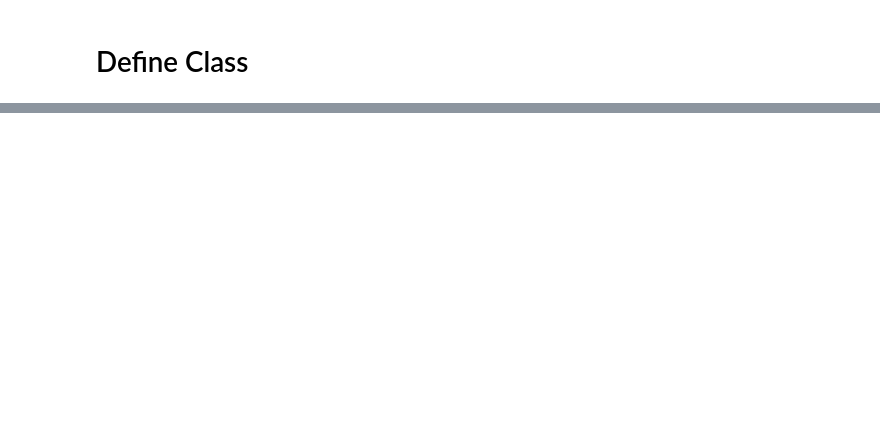
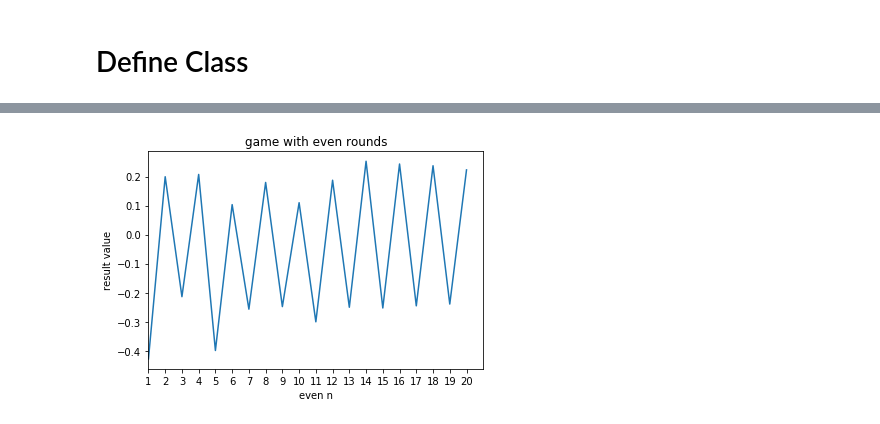
Before and after one commit to LaylalaLau/CSCI-UA-310-Algorithms-Game-Project, a Jupyter notebook: game.ipynb, the cells around one changed output, grey strips where cells are left out. Saved outputs shown, nothing was run; the diff lists cells and outputs as text; code cells hidden in the pictures; blank space fills up the shorter version.

```diff
--- a/game.ipynb
+++ b/game.ipynb
@@ -44,0 +40,8 @@ while a.level != n:
+# %%
+root = Node(turn = 1, level = 0)
+t = -1 #t is the turn of next move
+l = 1 #l is the level of next move
+# n_lst = []
+# result_lst = []
+n = 99
+buildTree(root,t,l,n)
@@ -44,0 +127,12 @@ while a.level != n:
+# %%
+n_even = np.arange(2,21,2)
+result_even = np.array([sum([game(i) for j in range(5)])/5 for i in n_even])
+plt.plot(n,result)
+plt.xlabel("even n")
+plt.ylabel("result value")
+plt.title("game with even rounds")
+plt.xlim(1, 21)
+plt.xticks(n)
+plt.show()
+# %% [output]
+[figure, added]
```
Also changed, not shown: parts of 21 cells of this notebook.
